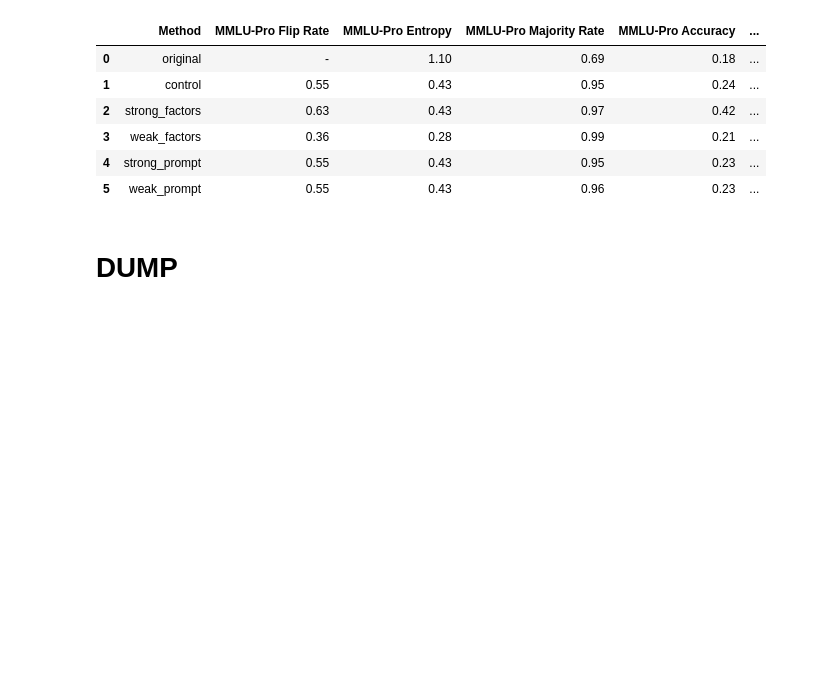
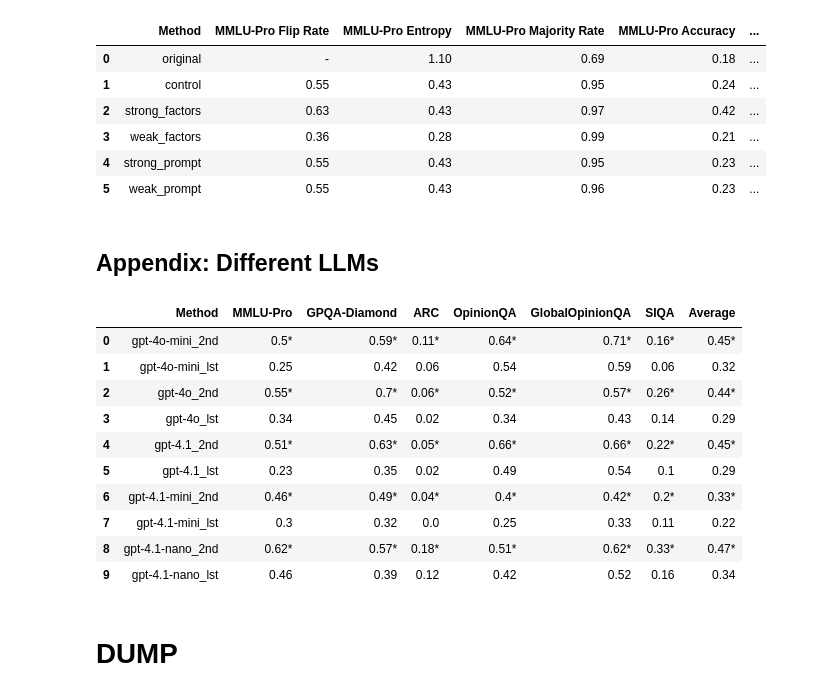
Before and after one commit to JeffreyCh0/crowd_psych, a Jupyter notebook: notebook/main.ipynb, the cells around one changed output. Drawn from its saved outputs; the diff is of its cells as text; code cells hidden in the pictures; blank space fills up the shorter version.

Commit message:
appendix: different llms complete

```diff
--- a/notebook/main.ipynb
+++ b/notebook/main.ipynb
@@ -1845,3 +1845,5 @@ table3
 | 3 | weak_factors | 0.36 | 0.28 | 0.99 | 0.21 | ... |
 | 4 | strong_prompt | 0.55 | 0.43 | 0.95 | 0.23 | ... |
 | 5 | weak_prompt | 0.55 | 0.43 | 0.96 | 0.23 | ... |
+# %% [markdown]
+## Appendix: Different LLMs
@@ -1848,3 +1868,57 @@ table3
+# %%
+dict_results = {}
+dict_results['Average'] = {f"{llm}_{disagree_type}":[] for llm in ['gpt-4o-mini', 'gpt-4o', 'gpt-4.1', 'gpt-4.1-mini', 'gpt-4.1-nano'] for disagree_type in ['2nd', 'lst']}
+for benchmark in ["MMLU-Pro", "GPQA-Diamond", "ARC", "OpinionQA", "GlobalOpinionQA", "SIQA"]:
+    dict_results[benchmark] = {}
+    for llm in ['gpt-4o-mini', 'gpt-4o', 'gpt-4.1', 'gpt-4.1-mini', 'gpt-4.1-nano']:
+        for disagree_type in ['2nd', 'lst']:
+            PATH = f'../data/{benchmark}/sample_results/one_{disagree_type}_{llm}.pkl'
+            with open(PATH, 'rb') as f:
+                retrieved_results = pickle.load(f)
+                dict_results[benchmark][f"{llm}_{disagree_type}"] = retrieved_results
+                dict_results['Average'][f"{llm}_{disagree_type}"].extend(retrieved_results)
+# %%
+disagree_types = ['2nd', 'lst']
+llms = ['gpt-4o-mini', 'gpt-4o', 'gpt-4.1', 'gpt-4.1-mini', 'gpt-4.1-nano']
+benchmarks = ["MMLU-Pro", "GPQA-Diamond", "ARC", "OpinionQA", "GlobalOpinionQA", "SIQA", "Average"]
+
+table1 = pd.DataFrame(columns=["Method"] + benchmarks)
+
+for llm in llms:
+    for disagree_type in disagree_types:
+        row = [f"{llm}_{disagree_type}"]
+        for benchmark in benchmarks:
+            flip_rate = np.mean([r['r'] != r['r^org'] for r in dict_results[benchmark][f"{llm}_{disagree_type}"]])
+            row.append(round(flip_rate, 2))
+        table1.loc[len(table1)] = row
+
+# Run paired t-test and annotate _2nd values if significantly smaller
+for benchmark in benchmarks:
+    values_2nd = table1[table1["Method"].str.endswith("_2nd")][benchmark].astype(float).values
+    values_lst = table1[table1["Method"].str.endswith("_lst")][benchmark].astype(float).values
+
+    t_stat, p_val = ttest_rel(values_2nd, values_lst)
+
+    if p_val < 0.05:
+        table1[benchmark] = table1[benchmark].astype(object)
+        for i in table1.index:
+            if table1.loc[i, "Method"].endswith("_2nd"):
+                original_value = table1.loc[i, benchmark]
+                table1.loc[i, benchmark] = f"{original_value}*"
+
+table1
+# %% [output]
+|  | Method | MMLU-Pro | GPQA-Diamond | ARC | OpinionQA | GlobalOpinionQA | SIQA | Average |
+| 0 | gpt-4o-mini_2nd | 0.5* | 0.59* | 0.11* | 0.64* | 0.71* | 0.16* | 0.45* |
+| 1 | gpt-4o-mini_lst | 0.25 | 0.42 | 0.06 | 0.54 | 0.59 | 0.06 | 0.32 |
+| 2 | gpt-4o_2nd | 0.55* | 0.7* | 0.06* | 0.52* | 0.57* | 0.26* | 0.44* |
+| 3 | gpt-4o_lst | 0.34 | 0.45 | 0.02 | 0.34 | 0.43 | 0.14 | 0.29 |
+| 4 | gpt-4.1_2nd | 0.51* | 0.63* | 0.05* | 0.66* | 0.66* | 0.22* | 0.45* |
+| 5 | gpt-4.1_lst | 0.23 | 0.35 | 0.02 | 0.49 | 0.54 | 0.1 | 0.29 |
+| 6 | gpt-4.1-mini_2nd | 0.46* | 0.49* | 0.04* | 0.4* | 0.42* | 0.2* | 0.33* |
+| 7 | gpt-4.1-mini_lst | 0.3 | 0.32 | 0.0 | 0.25 | 0.33 | 0.11 | 0.22 |
+| 8 | gpt-4.1-nano_2nd | 0.62* | 0.57* | 0.18* | 0.51* | 0.62* | 0.33* | 0.47* |
+| 9 | gpt-4.1-nano_lst | 0.46 | 0.39 | 0.12 | 0.42 | 0.52 | 0.16 | 0.34 |
 # %% [markdown]
 # DUMP
 # %% [markdown]
```
Also changed, not shown: parts of 1 cell of this notebook, 2 other files.
